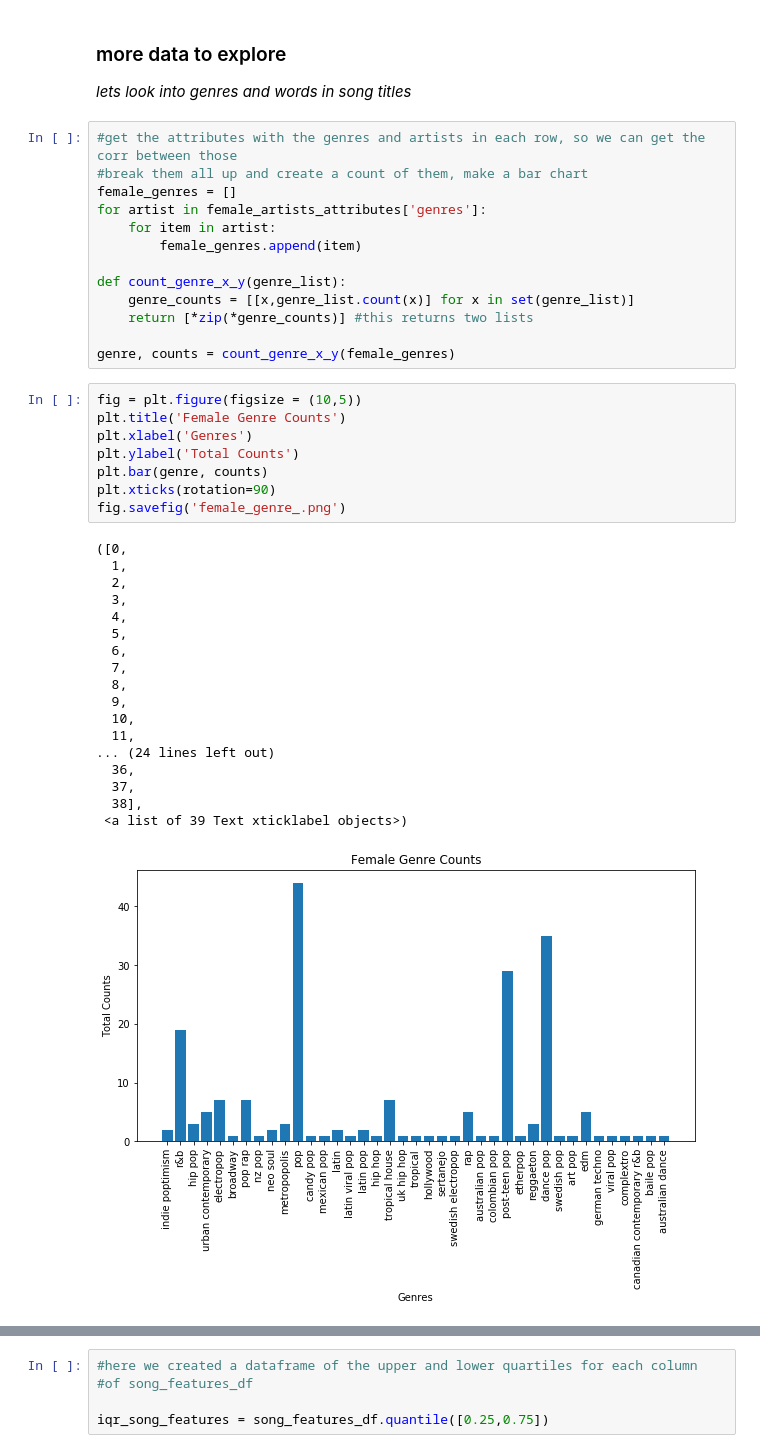
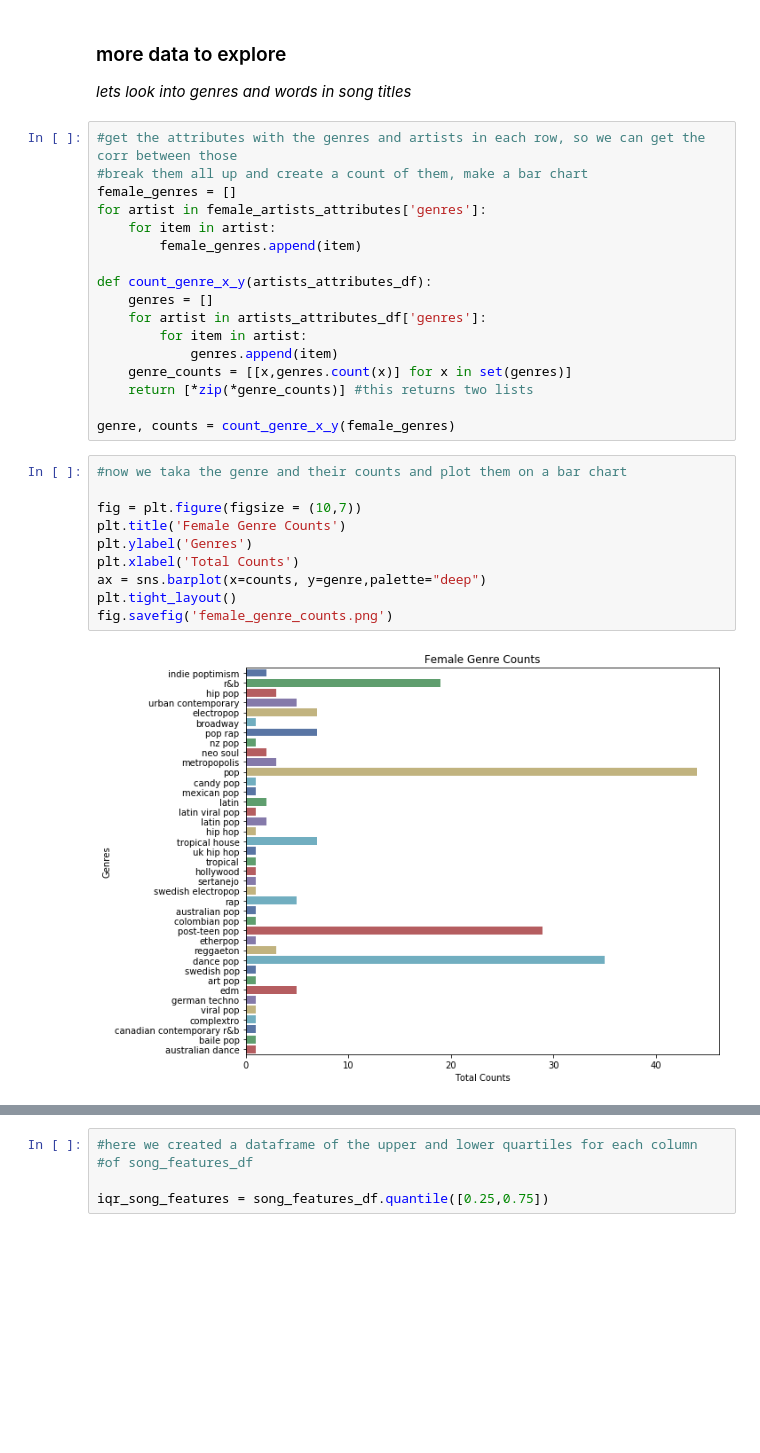
Before and after one commit to elenasm7/Flatiron_module_one_project, a Jupyter notebook: female_artists.ipynb, the cells around one changed output, grey strips where cells are left out. Cells and saved outputs as stored; diff of their text form; blank space fills up the shorter version.

Commit message:
added bar chart and genres functions

```diff
--- a/female_artists.ipynb
+++ b/female_artists.ipynb
@@ -270,35 +270,24 @@ for artist in female_artists_attributes['genres']:
     for item in artist:
         female_genres.append(item)
 
-def count_genre_x_y(genre_list):
-    genre_counts = [[x,genre_list.count(x)] for x in set(genre_list)]
+def count_genre_x_y(artists_attributes_df):
+    genres = []
+    for artist in artists_attributes_df['genres']:
+        for item in artist:
+            genres.append(item)
+    genre_counts = [[x,genres.count(x)] for x in set(genres)]
     return [*zip(*genre_counts)] #this returns two lists
 
 genre, counts = count_genre_x_y(female_genres)
 # %%
-fig = plt.figure(figsize = (10,5))
+#now we taka the genre and their counts and plot them on a bar chart
+
+fig = plt.figure(figsize = (10,7))
 plt.title('Female Genre Counts')
-plt.xlabel('Genres')
-plt.ylabel('Total Counts')
-plt.bar(genre, counts)
-plt.xticks(rotation=90)
-fig.savefig('female_genre_.png')
+plt.ylabel('Genres')
+plt.xlabel('Total Counts')
+ax = sns.barplot(x=counts, y=genre,palette="deep")
+plt.tight_layout()
+fig.savefig('female_genre_counts.png')
 # %% [output]
-([0,
-  1,
-  2,
-  3,
-  4,
-  5,
-  6,
-  7,
-  8,
-  9,
-  10,
-  11,
-... (24 lines left out)
-  36,
-  37,
-  38],
- <a list of 39 Text xticklabel objects>)
-[figure, old version]
+[figure, new version]
```
Also changed, not shown: parts of 1 cell of this notebook.
